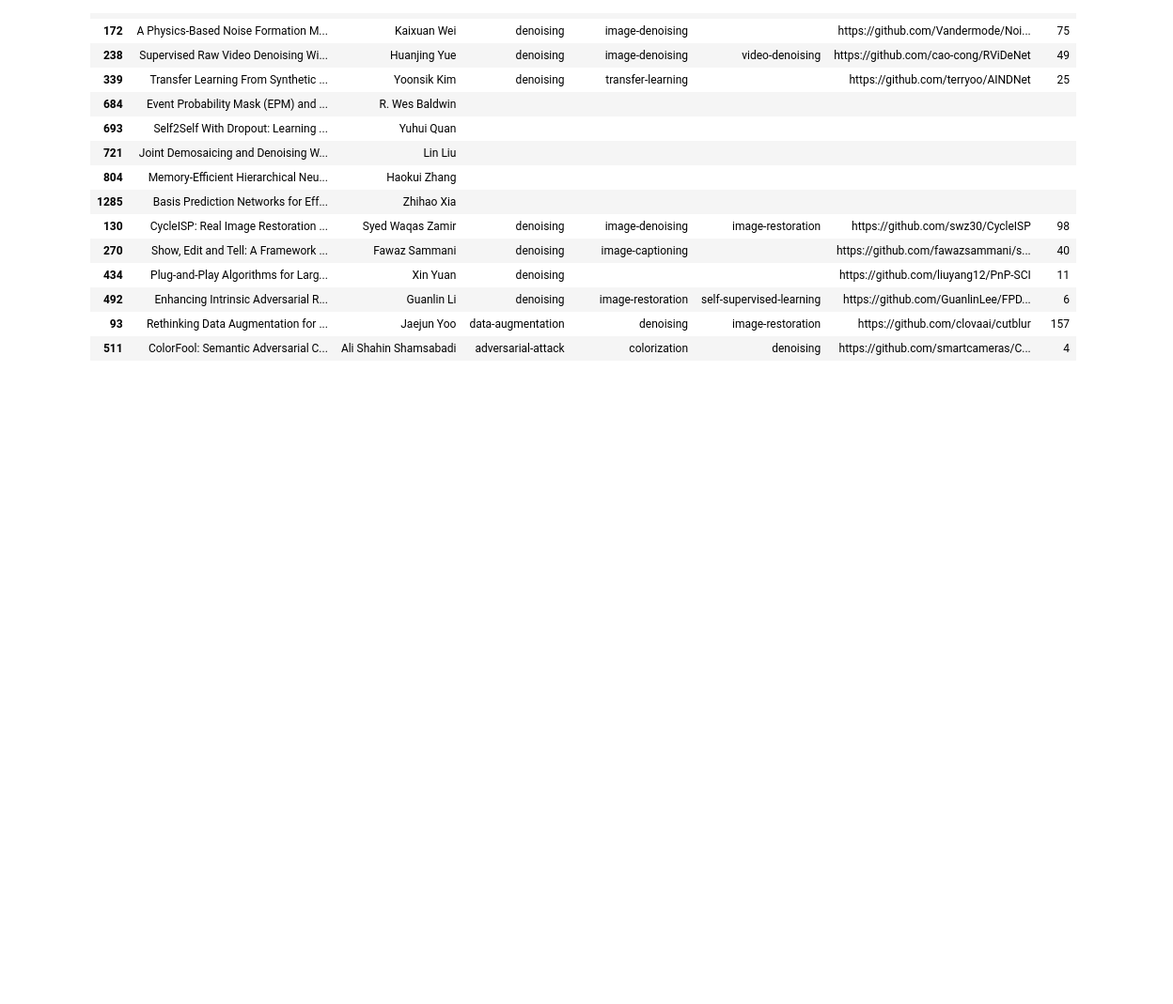
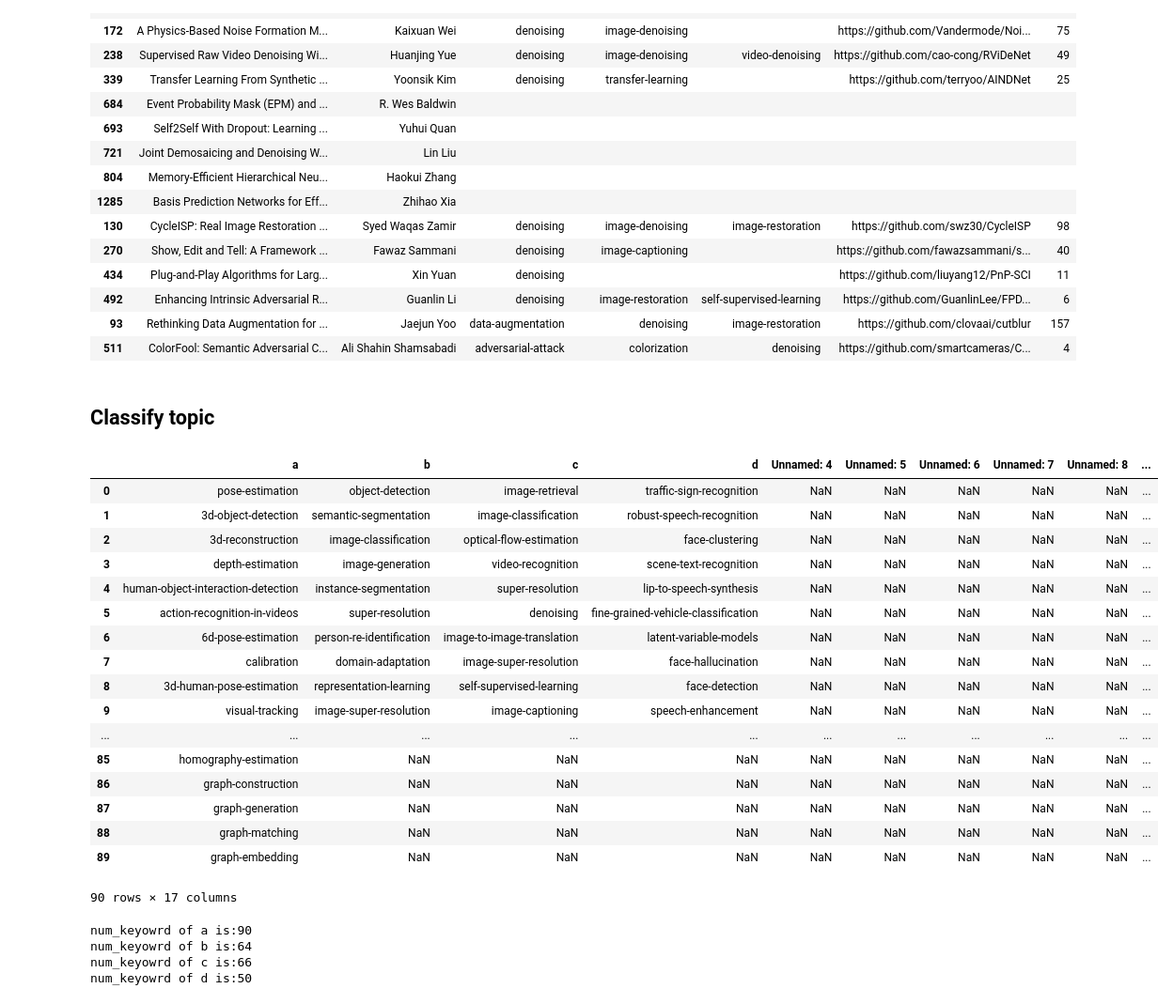
Before and after one commit to ShaofengZou/CVPR-2020-Paper-Code-Statistics, a Jupyter notebook: cvpr_paper_code_statistics.ipynb, the cells around one changed output. Shown at 94% size. Drawn from its saved outputs; the diff is of its cells as text; code cells hidden in the pictures; blank space fills up the shorter version.

Commit message:
classify_topic

```diff
--- a/cvpr_paper_code_statistics.ipynb
+++ b/cvpr_paper_code_statistics.ipynb
@@ -305,3 +318,28 @@ pull_papers(df, 'denoising')
 | 492 | Enhancing Intrinsic Adversarial R... | Guanlin Li | denoising | image-restoration | self-supervised-learning | https://github.com/GuanlinLee/FPD... | 6 |
 | 93 | Rethinking Data Augmentation for ... | Jaejun Yoo | data-augmentation | denoising | image-restoration | https://github.com/clovaai/cutblur | 157 |
 | 511 | ColorFool: Semantic Adversarial C... | Ali Shahin Shamsabadi | adversarial-attack | colorization | denoising | https://github.com/smartcameras/C... | 4 |
+# %% [markdown]
+## Classify topic
+# %%
+topic_class = pd.read_excel('topic_class.xlsx')
+# %%
+topic_class
+# %% [output]
+|  | a | b | c | d | Unnamed: 4 | Unnamed: 5 | Unnamed: 6 | Unnamed: 7 | Unnamed: 8 | ... |
+| 0 | pose-estimation | object-detection | image-retrieval | traffic-sign-recognition | NaN | NaN | NaN | NaN | NaN | ... |
+| 1 | 3d-object-detection | semantic-segmentation | image-classification | robust-speech-recognition | NaN | NaN | NaN | NaN | NaN | ... |
+| 2 | 3d-reconstruction | image-classification | optical-flow-estimation | face-clustering | NaN | NaN | NaN | NaN | NaN | ... |
+| 3 | depth-estimation | image-generation | video-recognition | scene-text-recognition | NaN | NaN | NaN | NaN | NaN | ... |
+| 4 | human-object-interaction-detection | instance-segmentation | super-resolution | lip-to-speech-synthesis | NaN | NaN | NaN | NaN | NaN | ... |
+| 5 | action-recognition-in-videos | super-resolution | denoising | fine-grained-vehicle-classification | NaN | NaN | NaN | NaN | NaN | ... |
+| 6 | 6d-pose-estimation | person-re-identification | image-to-image-translation | latent-variable-models | NaN | NaN | NaN | NaN | NaN | ... |
+| 7 | calibration | domain-adaptation | image-super-resolution | face-hallucination | NaN | NaN | NaN | NaN | NaN | ... |
+| 8 | 3d-human-pose-estimation | representation-learning | self-supervised-learning | face-detection | NaN | NaN | NaN | NaN | NaN | ... |
+| 9 | visual-tracking | image-super-resolution | image-captioning | speech-enhancement | NaN | NaN | NaN | NaN | NaN | ... |
+| ... | ... | ... | ... | ... | ... | ... | ... | ... | ... | ... |
+| 85 | homography-estimation | NaN | NaN | NaN | NaN | NaN | NaN | NaN | NaN | ... |
+| 86 | graph-construction | NaN | NaN | NaN | NaN | NaN | NaN | NaN | NaN | ... |
+| 87 | graph-generation | NaN | NaN | NaN | NaN | NaN | NaN | NaN | NaN | ... |
+| 88 | graph-matching | NaN | NaN | NaN | NaN | NaN | NaN | NaN | NaN | ... |
+| 89 | graph-embedding | NaN | NaN | NaN | NaN | NaN | NaN | NaN | NaN | ... |
+90 rows × 17 columns
@@ -307,0 +379,10 @@ pull_papers(df, 'denoising')
+# %%
+count_class_topic(topic_class, 'a')
+count_class_topic(topic_class, 'b')
+count_class_topic(topic_class, 'c')
+count_class_topic(topic_class, 'd')
+# %% [output]
+num_keyowrd of a is:90
+num_keyowrd of b is:64
+num_keyowrd of c is:66
+num_keyowrd of d is:50
```
Also changed, not shown: parts of 15 cells of this notebook, 12 other files.
